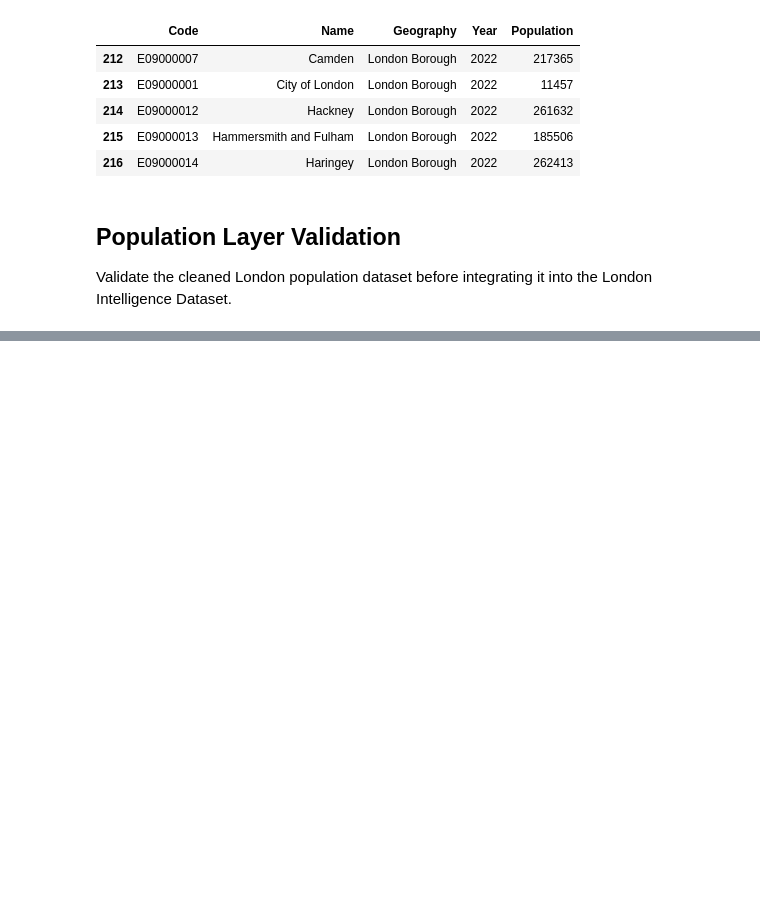
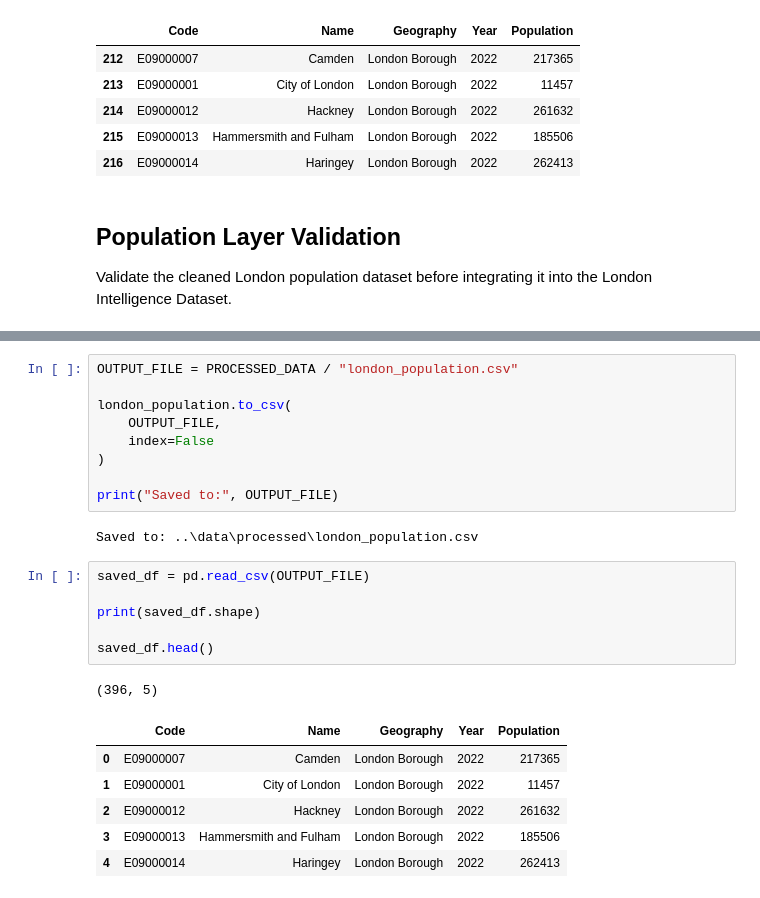
Before and after one commit to Shivahajivand/london-property-intelligence, a Jupyter notebook: notebooks/05_population_eda.ipynb, the cells around one changed output, grey strips where cells are left out. Saved outputs shown, nothing was run; the diff lists cells and outputs as text; blank space fills up the shorter version.

```diff
--- a/notebooks/05_population_eda.ipynb
+++ b/notebooks/05_population_eda.ipynb
@@ -782,0 +335,25 @@ NameError: name 'population_file' is not defined
+# %%
+OUTPUT_FILE = PROCESSED_DATA / "london_population.csv"
+
+london_population.to_csv(
+    OUTPUT_FILE,
+    index=False
+)
+
+print("Saved to:", OUTPUT_FILE)
+# %% [output]
+Saved to: ..\data\processed\london_population.csv
+# %%
+saved_df = pd.read_csv(OUTPUT_FILE)
+
+print(saved_df.shape)
+
+saved_df.head()
+# %% [output]
+(396, 5)
+|  | Code | Name | Geography | Year | Population |
+| 0 | E09000007 | Camden | London Borough | 2022 | 217365 |
+| 1 | E09000001 | City of London | London Borough | 2022 | 11457 |
+| 2 | E09000012 | Hackney | London Borough | 2022 | 261632 |
+| 3 | E09000013 | Hammersmith and Fulham | London Borough | 2022 | 185506 |
+| 4 | E09000014 | Haringey | London Borough | 2022 | 262413 |
```
Also changed, not shown: parts of 48 cells of this notebook, 22 other files.
